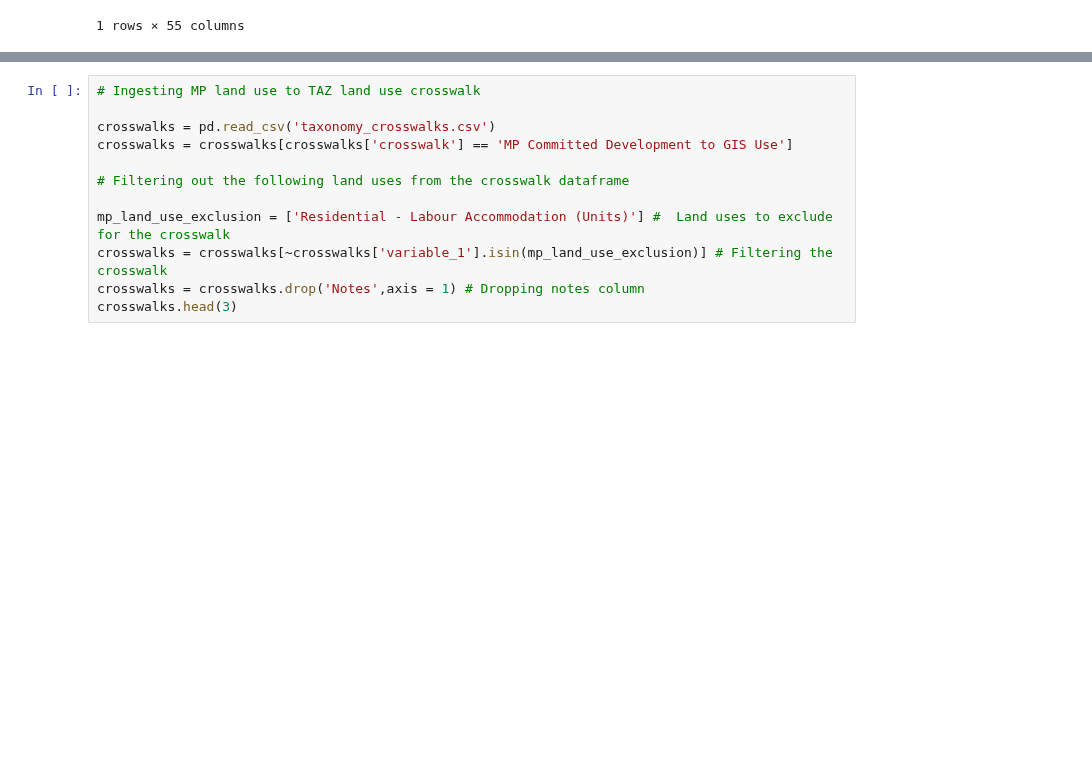
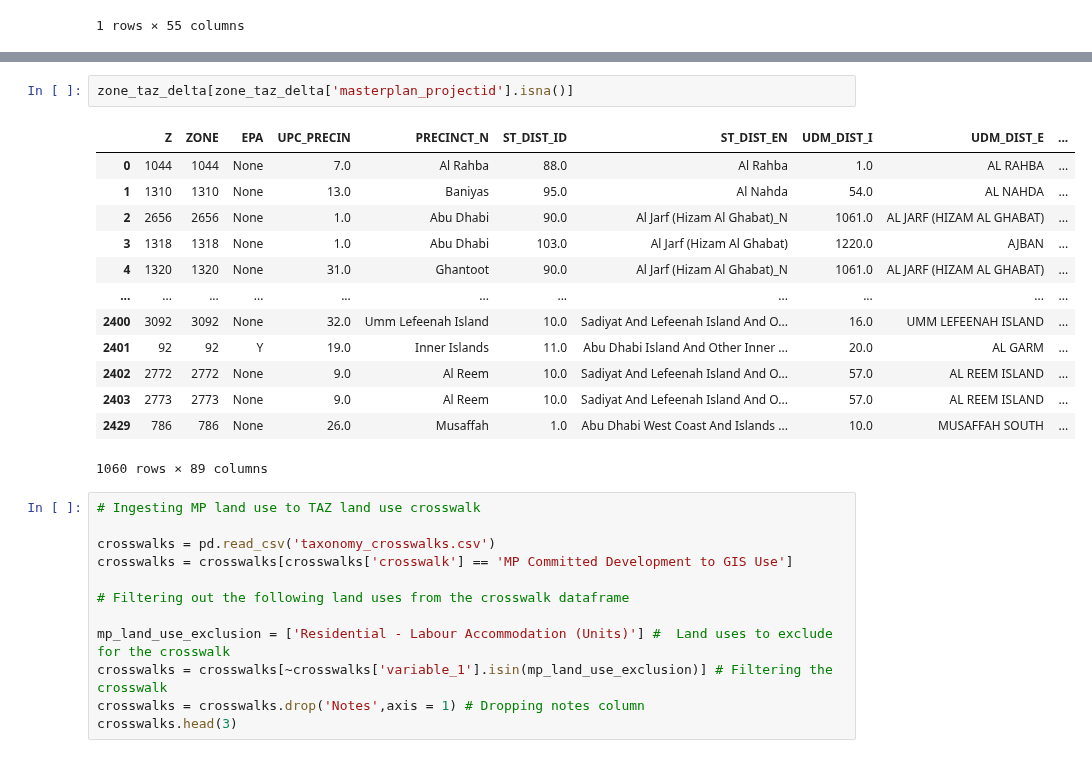
Before and after one commit to BuroHappoldLegacySoup/PlanCapitalLandModel, a Jupyter notebook: MP to TAZ Pipeline.ipynb, the cells around one changed output, grey strips where cells are left out. Drawn from its saved outputs; the diff is of its cells as text; blank space fills up the shorter version.

```diff
--- a/MP to TAZ Pipeline.ipynb
+++ b/MP to TAZ Pipeline.ipynb
@@ -62,3 +93,19 @@ Index(['Z', 'ZONE', 'EPA', 'UPC_PRECIN', 'PRECINCT_N', 'ST_DIST_ID',
+# %%
+zone_taz_delta[zone_taz_delta['masterplan_projectid'].isna()]
+# %% [output]
+|  | Z | ZONE | EPA | UPC_PRECIN | PRECINCT_N | ST_DIST_ID | ST_DIST_EN | UDM_DIST_I | UDM_DIST_E | ... |
+| 0 | 1044 | 1044 | None | 7.0 | Al Rahba | 88.0 | Al Rahba | 1.0 | AL RAHBA | ... |
+| 1 | 1310 | 1310 | None | 13.0 | Baniyas | 95.0 | Al Nahda | 54.0 | AL NAHDA | ... |
+| 2 | 2656 | 2656 | None | 1.0 | Abu Dhabi | 90.0 | Al Jarf (Hizam Al Ghabat)_N | 1061.0 | AL JARF (HIZAM AL GHABAT) | ... |
+| 3 | 1318 | 1318 | None | 1.0 | Abu Dhabi | 103.0 | Al Jarf (Hizam Al Ghabat) | 1220.0 | AJBAN | ... |
+| 4 | 1320 | 1320 | None | 31.0 | Ghantoot | 90.0 | Al Jarf (Hizam Al Ghabat)_N | 1061.0 | AL JARF (HIZAM AL GHABAT) | ... |
+| ... | ... | ... | ... | ... | ... | ... | ... | ... | ... | ... |
+| 2400 | 3092 | 3092 | None | 32.0 | Umm Lefeenah Island | 10.0 | Sadiyat And Lefeenah Island And O... | 16.0 | UMM LEFEENAH ISLAND | ... |
+| 2401 | 92 | 92 | Y | 19.0 | Inner Islands | 11.0 | Abu Dhabi Island And Other Inner ... | 20.0 | AL GARM | ... |
+| 2402 | 2772 | 2772 | None | 9.0 | Al Reem | 10.0 | Sadiyat And Lefeenah Island And O... | 57.0 | AL REEM ISLAND | ... |
+| 2403 | 2773 | 2773 | None | 9.0 | Al Reem | 10.0 | Sadiyat And Lefeenah Island And O... | 57.0 | AL REEM ISLAND | ... |
+| 2429 | 786 | 786 | None | 26.0 | Musaffah | 1.0 | Abu Dhabi West Coast And Islands ... | 10.0 | MUSAFFAH SOUTH | ... |
+1060 rows × 89 columns
 # %%
 # Ingesting MP land use to TAZ land use crosswalk
 
```
Also changed, not shown: parts of 9 cells of this notebook.
